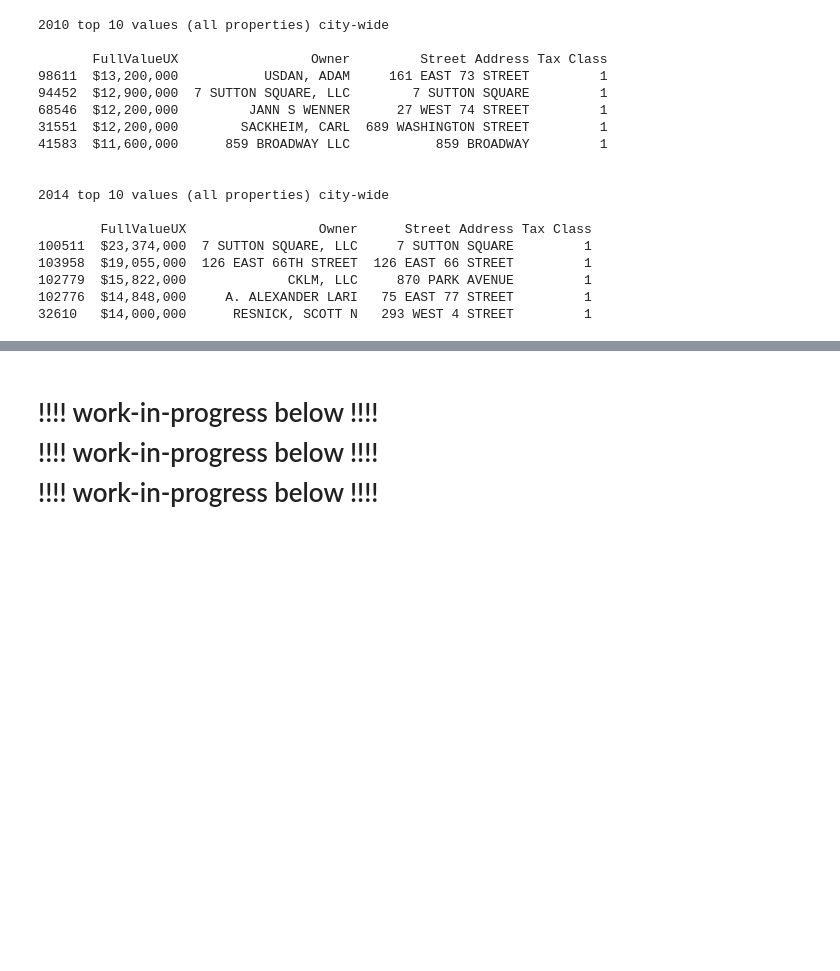
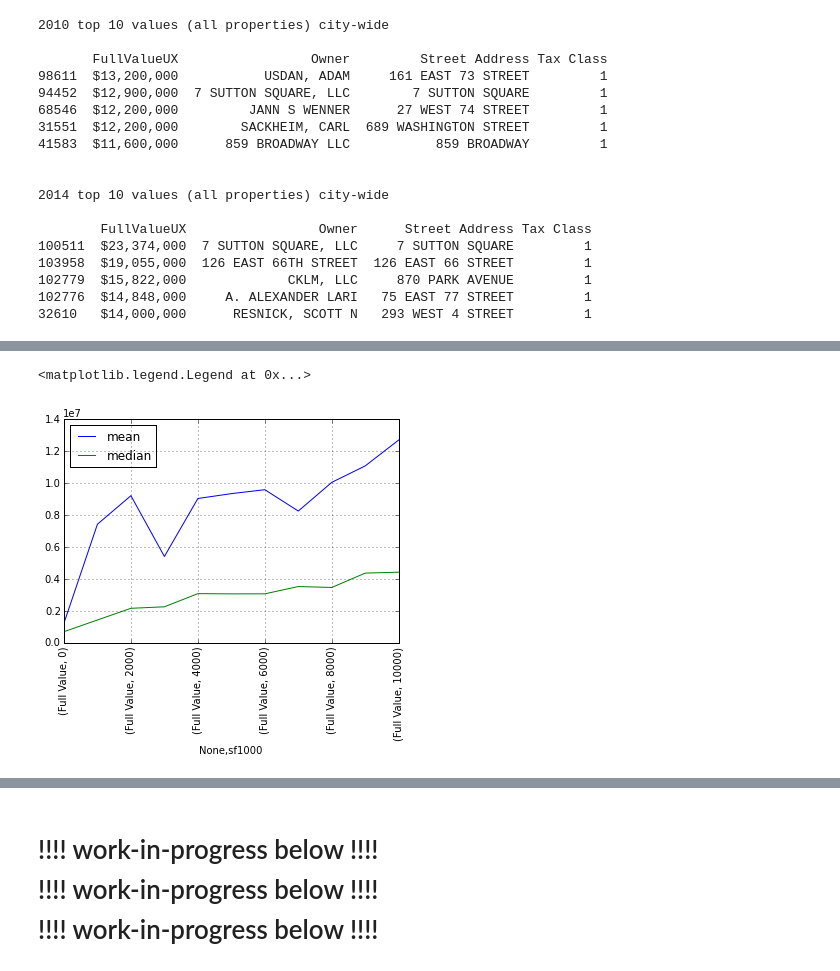
Before and after one commit to jdsketches/data_playground, a Jupyter notebook: enigma_2010_vs_2014_nyc_props.ipynb, the cells around one changed output, grey strips where cells are left out. Drawn from its saved outputs; the diff is of its cells as text; code cells hidden in the pictures; blank space fills up the shorter version.

```diff
--- a/enigma_2010_vs_2014_nyc_props.ipynb
+++ b/enigma_2010_vs_2014_nyc_props.ipynb
@@ -491,0 +682,8 @@ print("\n\n2014 top 10 values (all properties) city-wide\n\n{}".format(
+# %%
+# short cuts: 2010 max and mean groupby dataframes
+df10grp_sqf_max = datasets_info[2010]["dfgrp_sqf_max"]
+df10grp_sqf_median = datasets_info[2010]["dfgrp_sqf_median"]
+
+# 2014
+df14grp_sqf_max = datasets_info[2014]["dfgrp_sqf_max"]
+df14grp_sqf_median = datasets_info[2014]["dfgrp_sqf_median"]
@@ -491,0 +743,9 @@ print("\n\n2014 top 10 values (all properties) city-wide\n\n{}".format(
+# %%
+# high std dev
+df14grp_sqf_max.apply(np.mean).plot(rot=90, label="mean")
+df14grp_sqf_max.apply(np.median).plot(rot=90, label="median")
+
+plt.legend(loc="best")
+# %% [output]
+<matplotlib.legend.Legend at 0x...>
+[figure, added]
```
Also changed, not shown: parts of 27 cells of this notebook.
